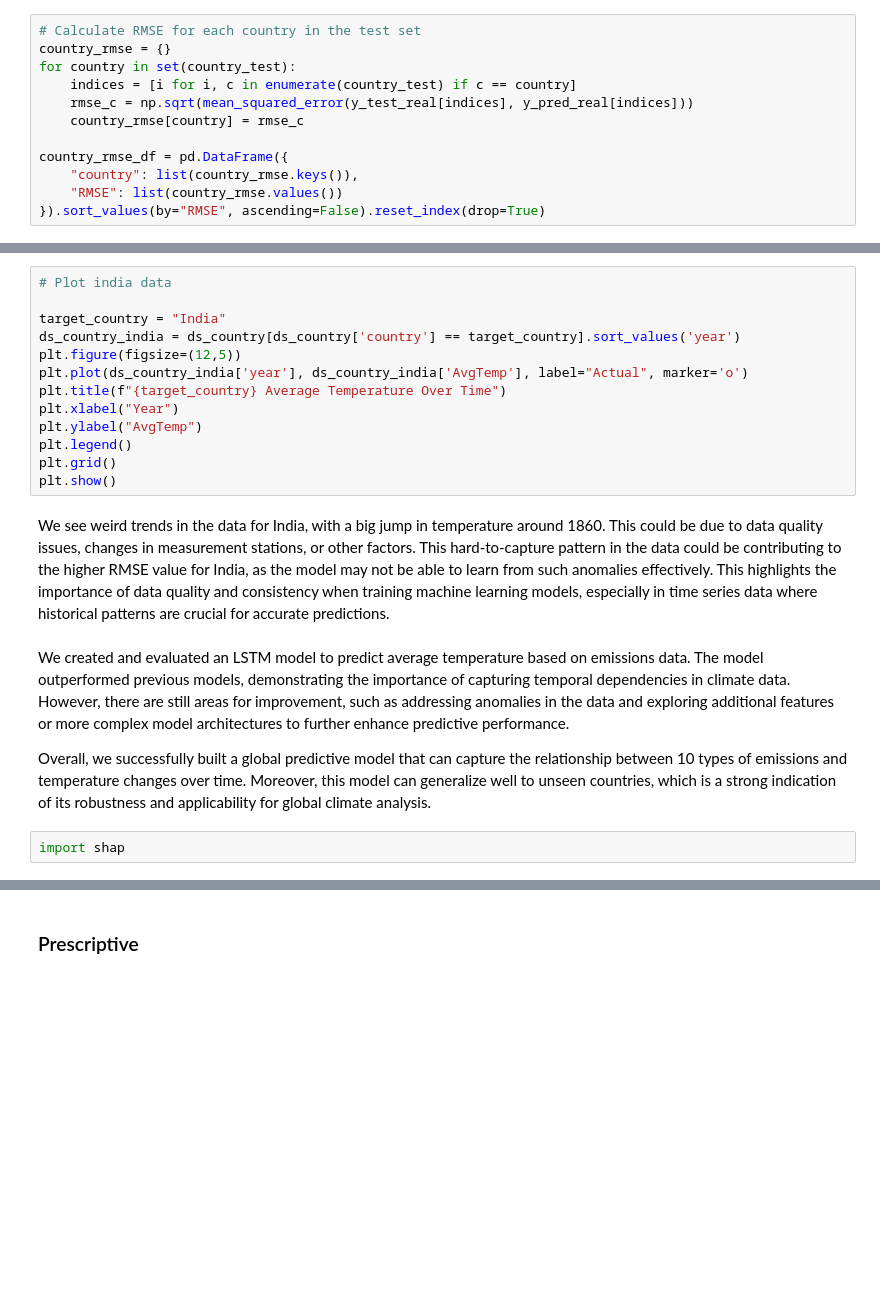
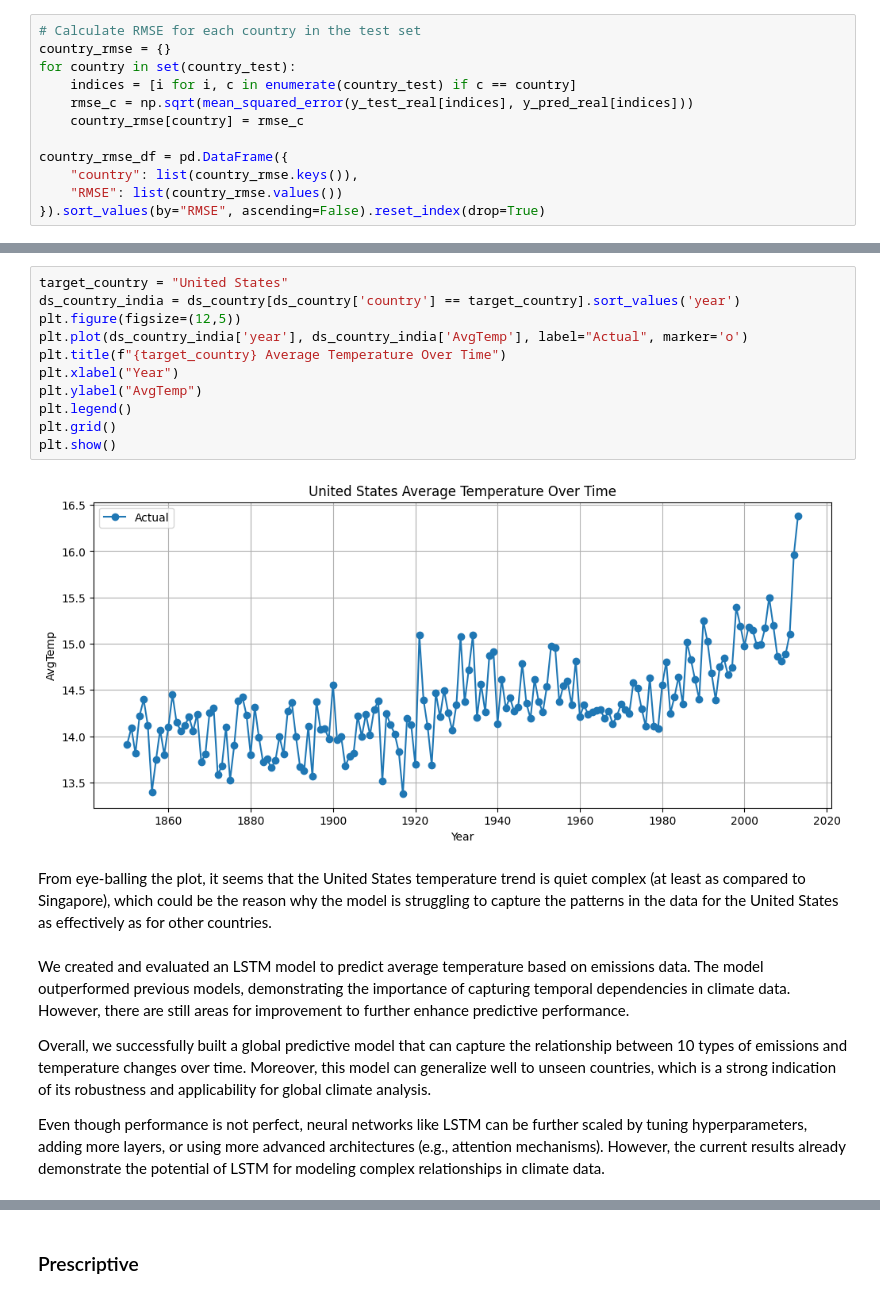
Before and after one commit to tempestormX/sc3021, a Jupyter notebook: SC3021_FDAG_T13.ipynb, the cells around one changed output, grey strips where cells are left out. Saved outputs shown, nothing was run; the diff lists cells and outputs as text; blank space fills up the shorter version.

```diff
--- a/SC3021_FDAG_T13.ipynb
+++ b/SC3021_FDAG_T13.ipynb
@@ -5254,21 +5355,21 @@ We see that India has the highest RMSE value among the test countries (much high
 # %%
-# Plot india data
-
-target_country = "India"
+target_country = "United States"
 ds_country_india = ds_country[ds_country['country'] == target_country].sort_values('year')
 plt.figure(figsize=(12,5))
 plt.plot(ds_country_india['year'], ds_country_india['AvgTemp'], label="Actual", marker='o')
 plt.title(f"{target_country} Average Temperature Over Time")
 plt.xlabel("Year")
 plt.ylabel("AvgTemp")
 plt.legend()
 plt.grid()
 plt.show()
+# %% [output]
+[figure, added]
-# %% [markdown]
-We see weird trends in the data for India, with a big jump in temperature around 1860. This could be due to data quality issues, changes in measurement stations, or other factors. This hard-to-capture pattern in the data could be contributing to the higher RMSE value for India, as the model may not be able to learn from such anomalies effectively. This highlights the importance of data quality and consistency when training machine learning models, especially in time series data where historical patterns are crucial for accurate predictions.
+# %% [markdown]
+From eye-balling the plot, it seems that the United States temperature trend is quiet complex (at least as compared to Singapore), which could be the reason why the model is struggling to capture the patterns in the data for the United States as effectively as for other countries.
 # %% [markdown]
-We created and evaluated an LSTM model to predict average temperature based on emissions data. The model outperformed previous models, demonstrating the importance of capturing temporal dependencies in climate data. However, there are still areas for improvement, such as addressing anomalies in the data and exploring additional features or more complex model architectures to further enhance predictive performance.
+We created and evaluated an LSTM model to predict average temperature based on emissions data. The model outperformed previous models, demonstrating the importance of capturing temporal dependencies in climate data. However, there are still areas for improvement to further enhance predictive performance.
 
 Overall, we successfully built a global predictive model that can capture the relationship between 10 types of emissions and temperature changes over time. Moreover, this model can generalize well to unseen countries, which is a strong indication of its robustness and applicability for global climate analysis.
+
+Even though performance is not perfect, neural networks like LSTM can be further scaled by tuning hyperparameters, adding more layers, or using more advanced architectures (e.g., attention mechanisms). However, the current results already demonstrate the potential of LSTM for modeling complex relationships in climate data.
-# %%
-import shap
```
Also changed, not shown: parts of 40 cells of this notebook, 1 other file.
